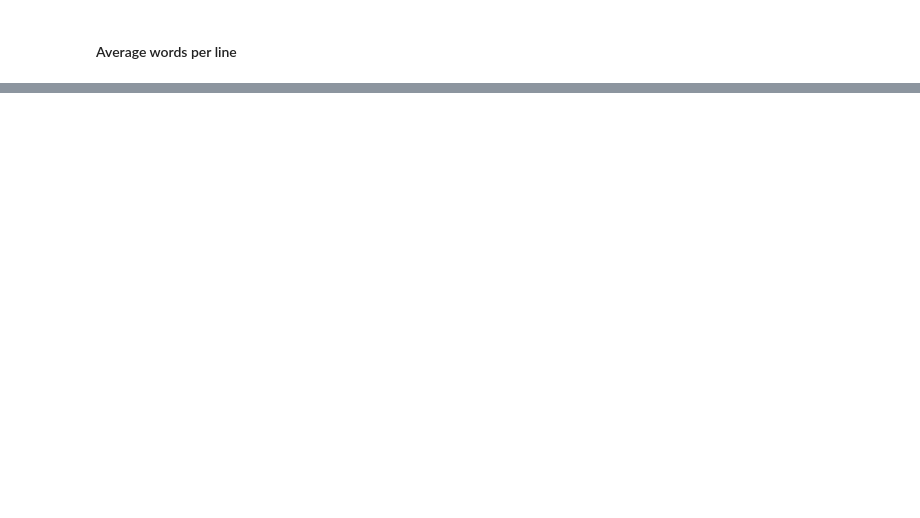
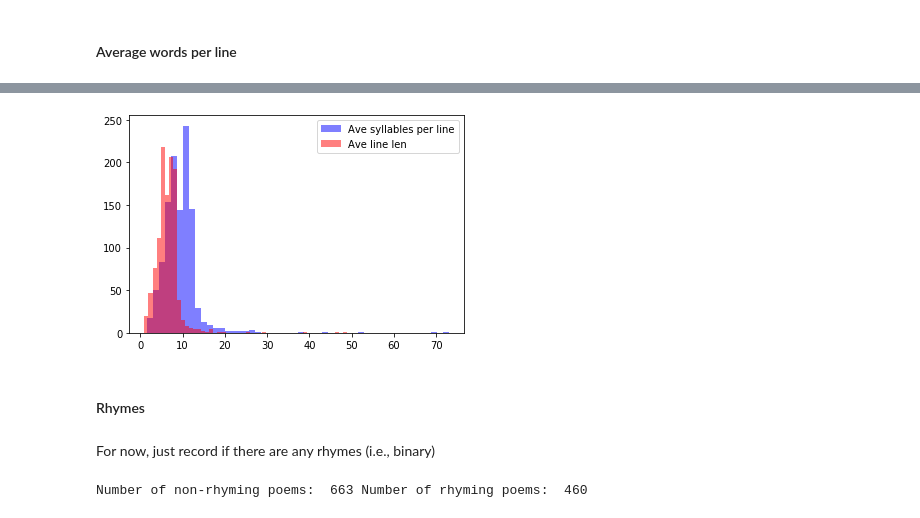
Before and after one commit to mixerupper/nlp-poetry-authorship, a Jupyter notebook: code/03-notebooks/Feature engineering.ipynb, the cells around one changed output, grey strips where cells are left out. Drawn from its saved outputs; the diff is of its cells as text; code cells hidden in the pictures; blank space fills up the shorter version.

```diff
--- a/code/03-notebooks/Feature engineering.ipynb
+++ b/code/03-notebooks/Feature engineering.ipynb
@@ -87,0 +102,27 @@ ave_line_len(raw_train_data['poetry_text'].values[0])
+# %%
+SSP = SyllableTokenizer()
+# %%
+def ave_syllables_line(poem):
+    lines = poem.split("\n")
+    p = list(map(str_cleanup, lines))
+    # get rid of none types
+    p_none = filter(None.__ne__, p)
+    p = list(p_none)
+    num_syllables = []
+    for line in p:
+        syl_list = list(map(lambda x: SSP.tokenize(x), line))
+        num_syllables.append(sum([len(x) for x in syl_list]))
+    return np.mean(num_syllables)
+# %%
+ave_syllable_lens = list(map(ave_syllables_line, raw_train_data['poetry_text'].values))
+# %%
+plt.hist(ave_syllable_lens, bins=50, color='b', alpha=0.5, label = 'Ave syllables per line')
+plt.hist(ave_line_lens, bins=50, color='r', alpha = 0.5, label = 'Ave line len')
+plt.legend()
+plt.show()
+# %% [output]
+[figure, added]
+# %% [markdown]
+#### Rhymes
+# %% [markdown]
+For now, just record if there are any rhymes (i.e., binary)
@@ -87,0 +149,4 @@ ave_line_len(raw_train_data['poetry_text'].values[0])
+# %%
+print("Number of non-rhyming poems: ", len(rhymes) - sum(rhymes), "Number of rhyming poems: ", sum(rhymes))
+# %% [output]
+Number of non-rhyming poems:  663 Number of rhyming poems:  460
```
Also changed, not shown: parts of 22 cells of this notebook.
